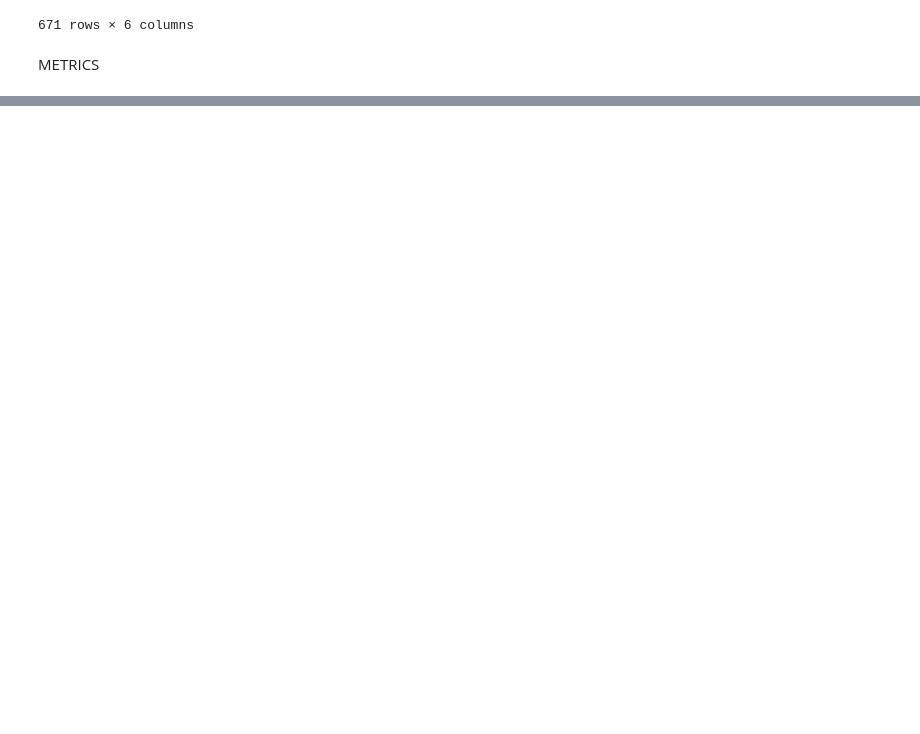
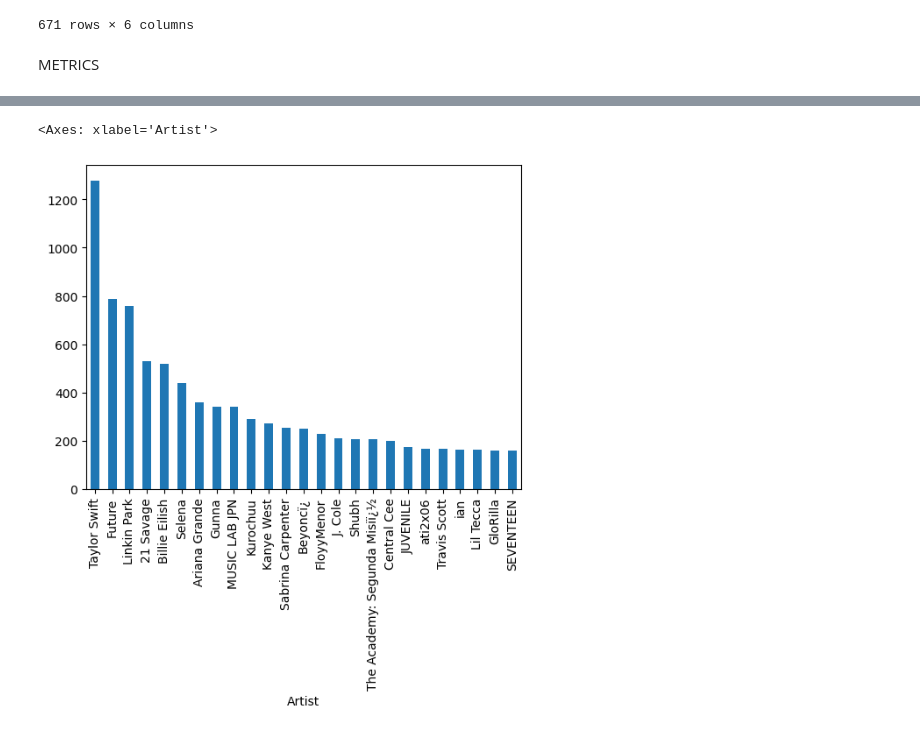
Before and after one commit to KizMan-23/supervised_models, a Jupyter notebook: spotify_trend.ipynb, the cells around one changed output, grey strips where cells are left out. Drawn from its saved outputs; the diff is of its cells as text; code cells hidden in the pictures; blank space fills up the shorter version.

```diff
--- a/spotify_trend.ipynb
+++ b/spotify_trend.ipynb
@@ -525,0 +535,6 @@ true_
+# %%
+artist_score_preds.plot(kind='bar')
+plt.title()
+# %% [output]
+<Axes: xlabel='Artist'>
+[figure, added]
```
Also changed, not shown: parts of 5 cells of this notebook.
